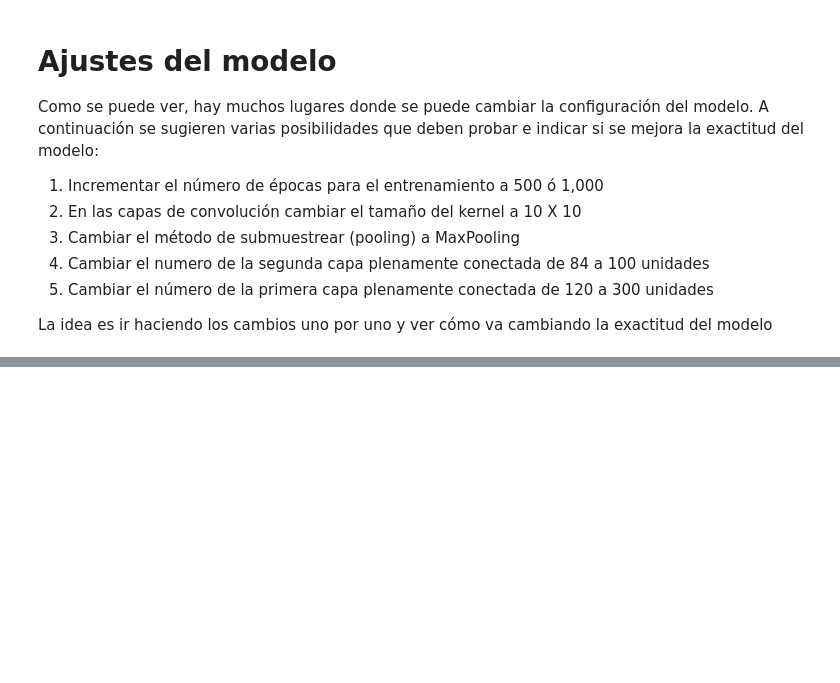
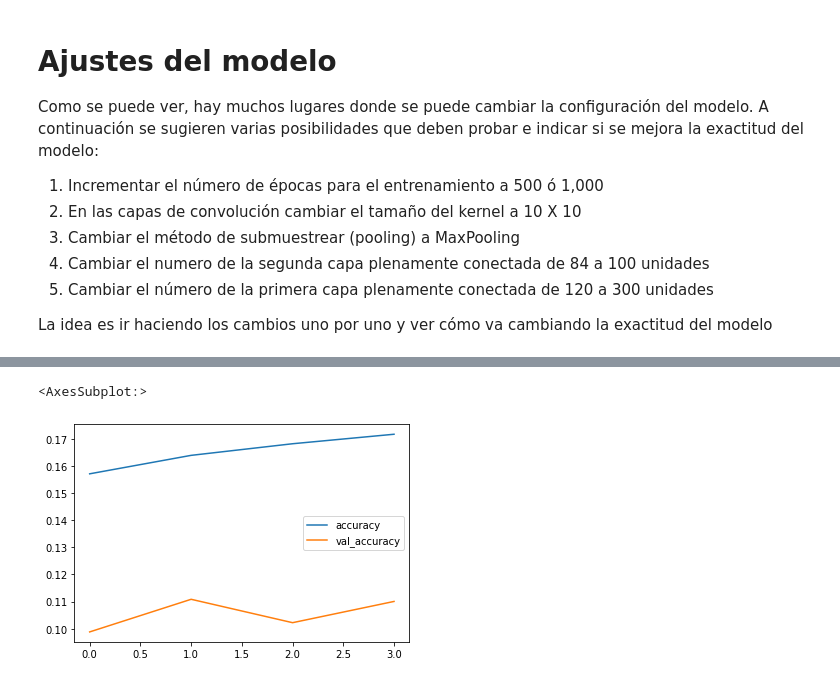
Before and after one commit to jurhs2000/data-science-lab10, a Jupyter notebook: Lab 10 - Clasificacion Rotulos Transito con LeNet.ipynb, the cells around one changed output, grey strips where cells are left out. Saved outputs shown, nothing was run; the diff lists cells and outputs as text; code cells hidden in the pictures; blank space fills up the shorter version.

```diff
--- a/Lab 10 - Clasificacion Rotulos Transito con LeNet.ipynb
+++ b/Lab 10 - Clasificacion Rotulos Transito con LeNet.ipynb
@@ -359,0 +368,3 @@ La idea es ir haciendo los cambios uno por uno y ver cómo va cambiando la exact
+# %%
+modelo.fit(X_entreno, y_cat_train, epochs = 500, validation_data = (X_prueba, y_cat_test),
+           callbacks = [detencion_temprana])
@@ -359,0 +381,7 @@ La idea es ir haciendo los cambios uno por uno y ver cómo va cambiando la exact
+# %%
+perdidas = pd.DataFrame(modelo.history.history)
+# %%
+perdidas[['accuracy', 'val_accuracy']].plot()
+# %% [output]
+<AxesSubplot:>
+[figure, added]
```
Also changed, not shown: parts of 18 cells of this notebook.
